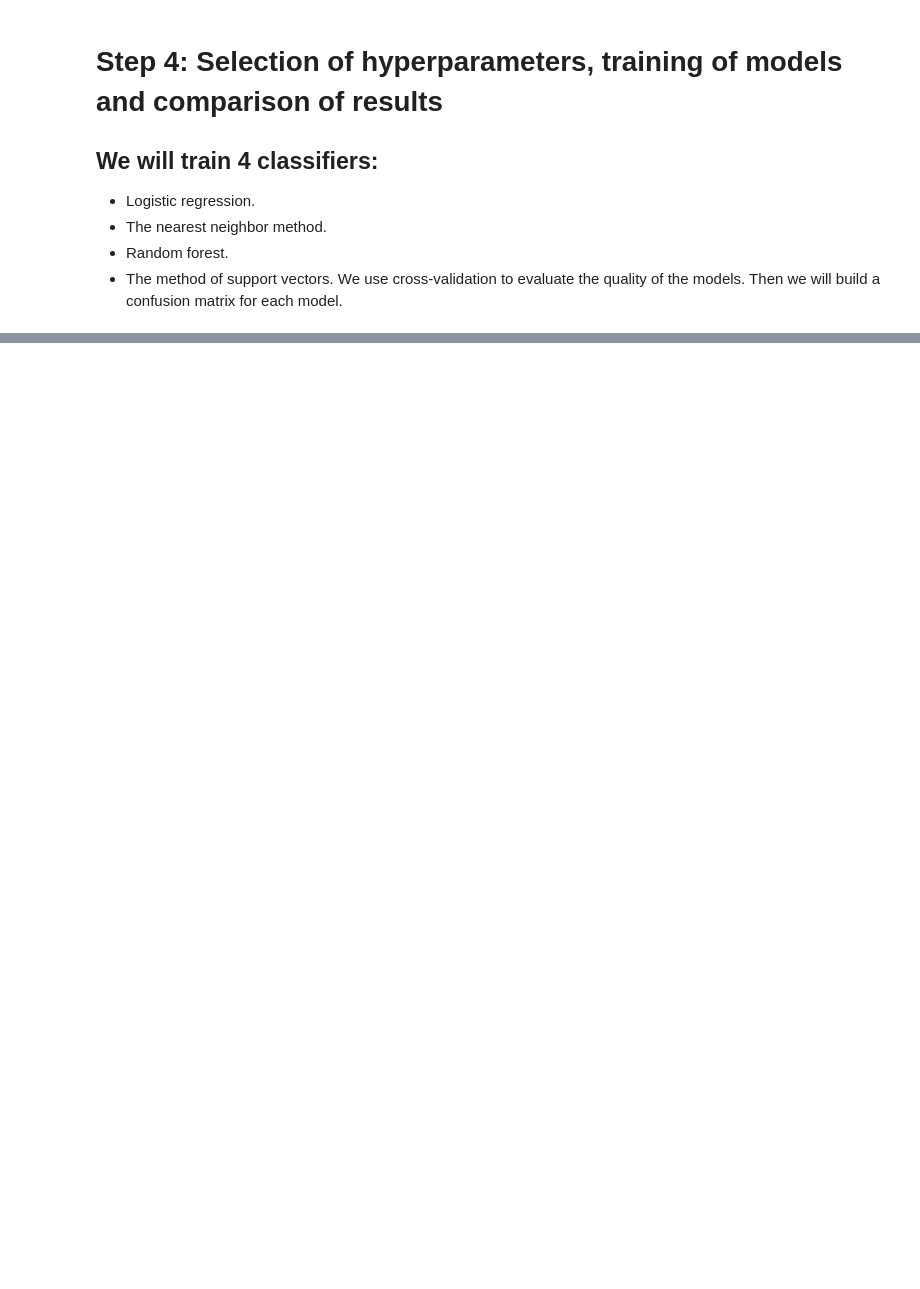
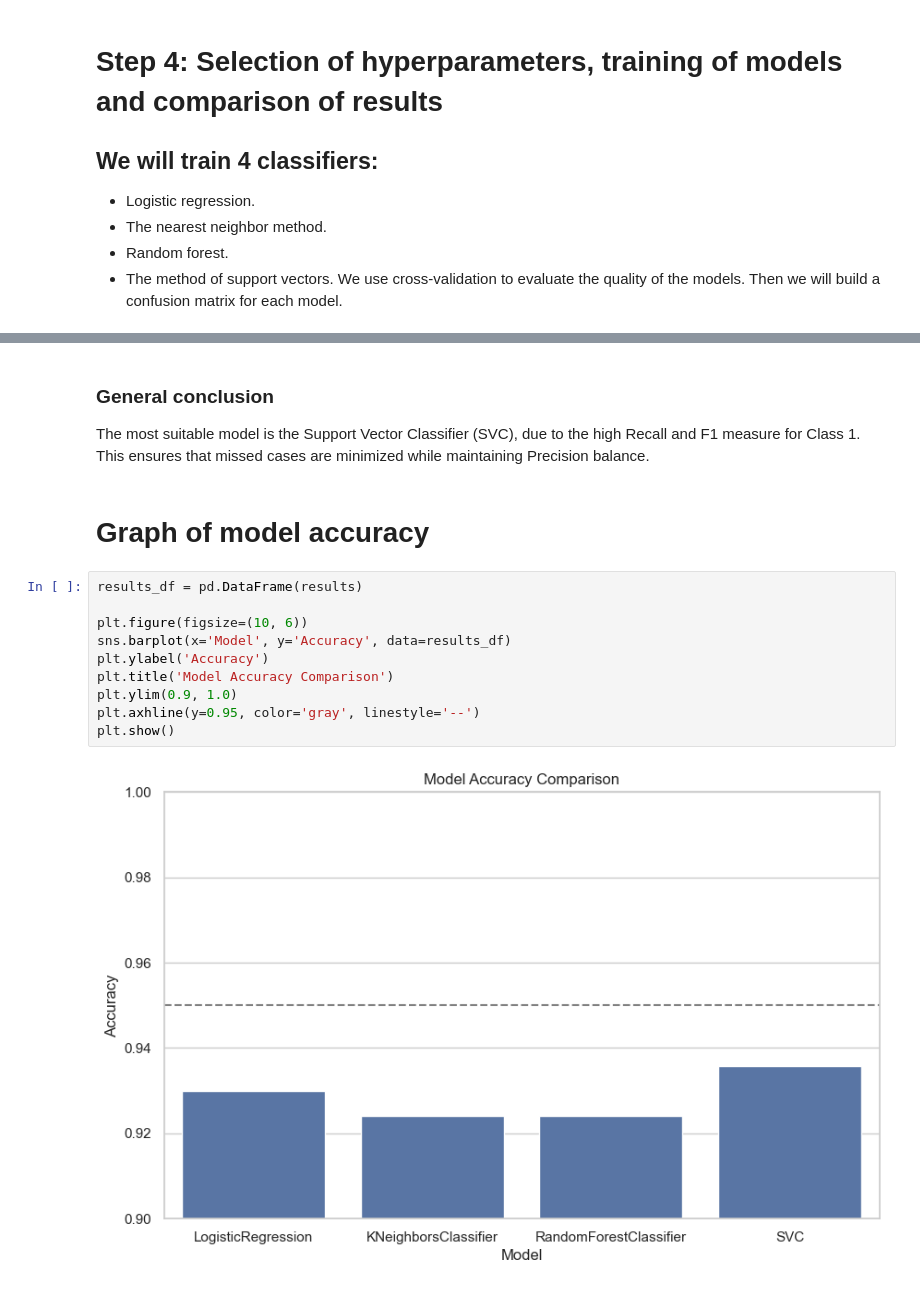
Before and after one commit to denisleuta/spbu-python-course, a Jupyter notebook: project/classification/classification.ipynb, the cells around one changed output, grey strips where cells are left out. Drawn from its saved outputs; the diff is of its cells as text; blank space fills up the shorter version.

```diff
--- a/project/classification/classification.ipynb
+++ b/project/classification/classification.ipynb
@@ -270,0 +453,18 @@ For a medical task, it is recommended to choose a model with a low FN, since mis
+# %% [markdown]
+
+### General conclusion
+The most suitable model is the Support Vector Classifier (SVC), due to the high Recall and F1 measure for Class 1. This ensures that missed cases are minimized while maintaining Precision balance.
+# %% [markdown]
+# Graph of model accuracy
+# %%
+results_df = pd.DataFrame(results)
+
+plt.figure(figsize=(10, 6))
+sns.barplot(x='Model', y='Accuracy', data=results_df)
+plt.ylabel('Accuracy')
+plt.title('Model Accuracy Comparison')
+plt.ylim(0.9, 1.0)
+plt.axhline(y=0.95, color='gray', linestyle='--')
+plt.show()
+# %% [output]
+[figure, added]
```
Also changed, not shown: parts of 33 cells of this notebook.
